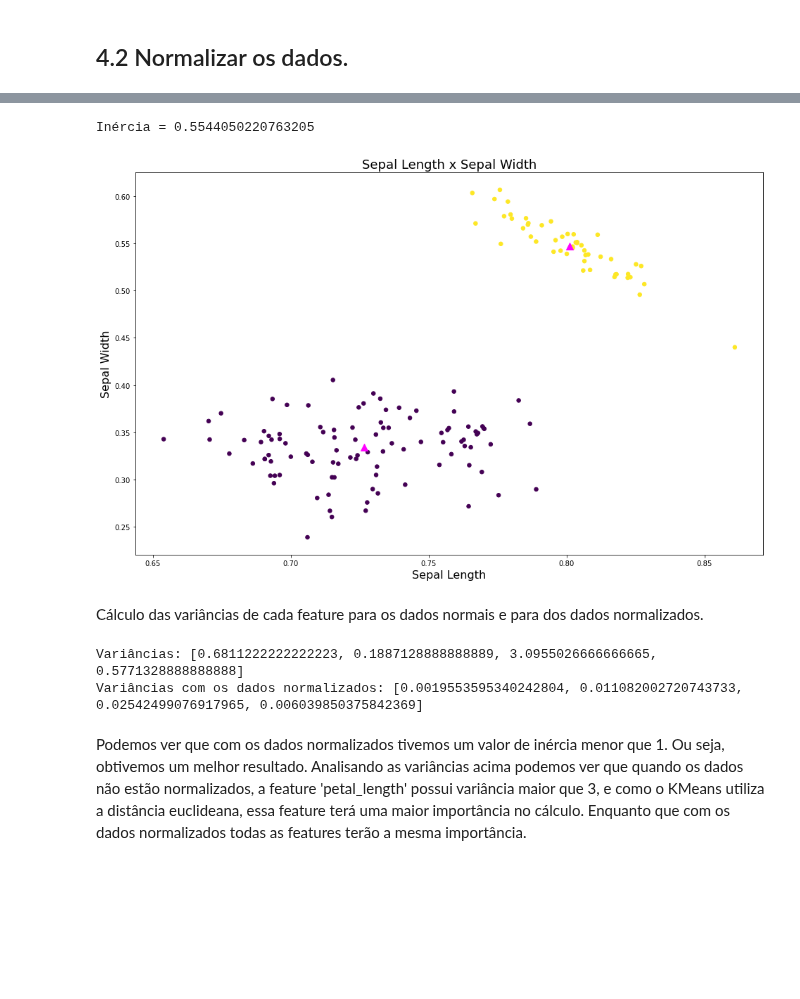
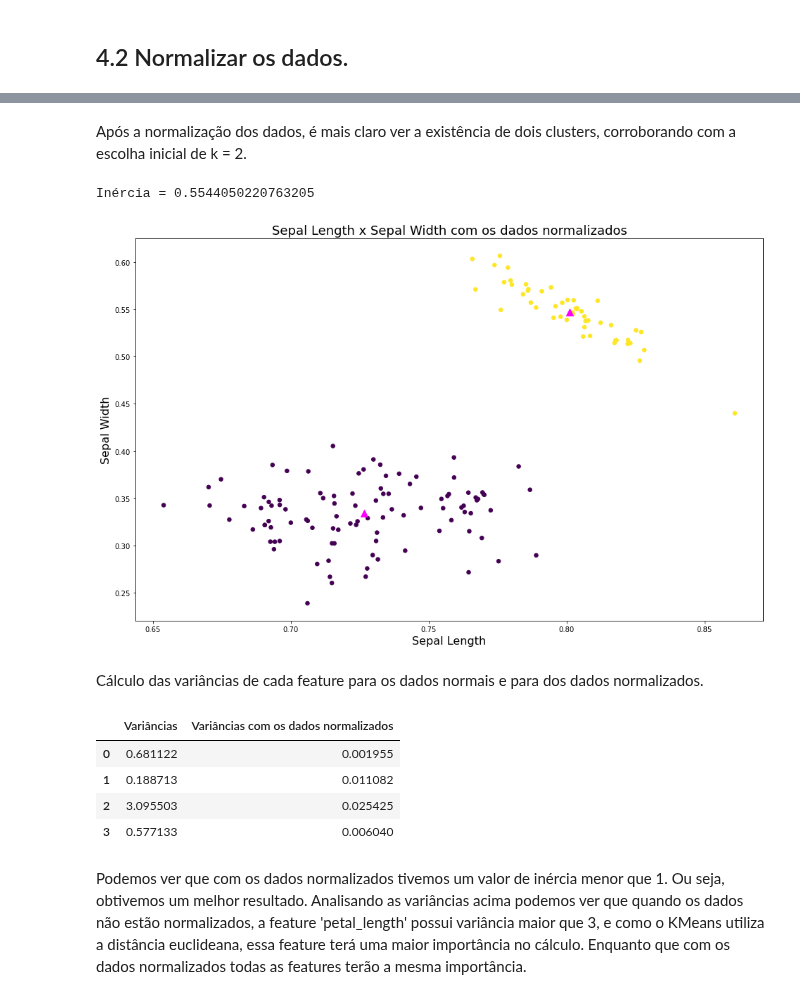
Before and after one commit to thalissonfelipe/mineracao, a Jupyter notebook: Trabalho03/KMeans.ipynb, the cells around one changed output, grey strips where cells are left out. Saved outputs shown, nothing was run; the diff lists cells and outputs as text; code cells hidden in the pictures; blank space fills up the shorter version.

```diff
--- a/Trabalho03/KMeans.ipynb
+++ b/Trabalho03/KMeans.ipynb
@@ -465,7 +465,7 @@ def plot_dataset(dataset, kmeans=None, target=None, legend=True, title='Sepal Le
     if kmeans:
         if legend:
             plt.scatter(dataset[target == 0, 0], dataset[target == 0, 1], s=30, c='red', label='Iris-setosa')
-            plt.scatter(dataset[target == 1, 0], dataset[target == 1, 1], s=30, c='blue', label='Iris-versicolour')
+            plt.scatter(dataset[target == 1, 0], dataset[target == 1, 1], s=30, c='blue', label='Iris-versicolor')
             plt.scatter(dataset[target == 2, 0], dataset[target == 2, 1], s=30, c='green', label='Iris-virginica')
             plt.legend()
         else:
@@ -474,7 +474,7 @@ def plot_dataset(dataset, kmeans=None, target=None, legend=True, title='Sepal Le
             kmeans.cluster_centers_[:,1], marker='^', c='magenta', s=100, label='Centroides')
     else:
         plt.scatter(dataset[target == 0, 0], dataset[target == 0, 1], s=50, c='red', label='Iris-setosa')
-        plt.scatter(dataset[target == 1, 0], dataset[target == 1, 1], s=50, c='blue', label='Iris-versicolour')
+        plt.scatter(dataset[target == 1, 0], dataset[target == 1, 1], s=50, c='blue', label='Iris-versicolor')
         plt.scatter(dataset[target == 2, 0], dataset[target == 2, 1], s=50, c='green', label='Iris-virginica')
         plt.legend()
 
@@ -551,0 +560,3 @@ Podemos ver que a completude não chegou em 1 porque existe um ponto vermelho (C
+# %%
+X_normalized = preprocessing.normalize(X)
+plot_dataset(X_normalized, target=y, title='Sepal Length x Sepal Width com os dados normalizados')
@@ -552,25 +565,27 @@ Podemos ver que a completude não chegou em 1 porque existe um ponto vermelho (C
+# %% [markdown]
+Após a normalização dos dados, é mais claro ver a existência de dois clusters, corroborando com a escolha inicial de k = 2.
 # %%
-X_normalized = preprocessing.normalize(X, norm='l2')
-
 kmeans_normalized = KMeans(n_clusters=2)
 kmeans_normalized.fit(X_normalized)
 
 print('Inércia =', kmeans_normalized.inertia_)
 
-plot_dataset(X_normalized, kmeans_normalized, y, False)
+plot_dataset(X_normalized, kmeans_normalized, y, False, title='Sepal Length x Sepal Width com os dados normalizados')
 # %% [output]
 Inércia = 0.5544050220763205
-[figure, old version]
+[figure, new version]
 # %% [markdown]
 Cálculo das variâncias de cada feature para os dados normais e para dos dados normalizados.
 # %%
 variances = [np.var(X[:,i]) for i in range(len(dataset_iris['feature_names']))]
 normalized_variances = [np.var(X_normalized[:,i]) for i in range(len(dataset_iris['feature_names']))]
-print('Variâncias:', variances)
-print('Variâncias com os dados normalizados:', normalized_variances)
+pd.DataFrame({'Variâncias': variances, 'Variâncias com os dados normalizados': normalized_variances})
 # %% [output]
-Variâncias: [0.6811222222222223, 0.1887128888888889, 3.0955026666666665, 0.5771328888888888]
-Variâncias com os dados normalizados: [0.0019553595340242804, 0.011082002720743733, 0.02542499076917965, 0.006039850375842369]
+|  | Variâncias | Variâncias com os dados normalizados |
+| 0 | 0.681122 | 0.001955 |
+| 1 | 0.188713 | 0.011082 |
+| 2 | 3.095503 | 0.025425 |
+| 3 | 0.577133 | 0.006040 |
 # %% [markdown]
 Podemos ver que com os dados normalizados tivemos um valor de inércia menor que 1. Ou seja, obtivemos um melhor resultado. Analisando as variâncias acima podemos ver que quando os dados não estão normalizados, a feature 'petal_length' possui variância maior que 3, e como o KMeans utiliza a distância euclideana, essa feature terá uma maior importância no cálculo. Enquanto que com os dados normalizados todas as features terão a mesma importância.
 # %%
```
Also changed, not shown: parts of 21 cells of this notebook.
